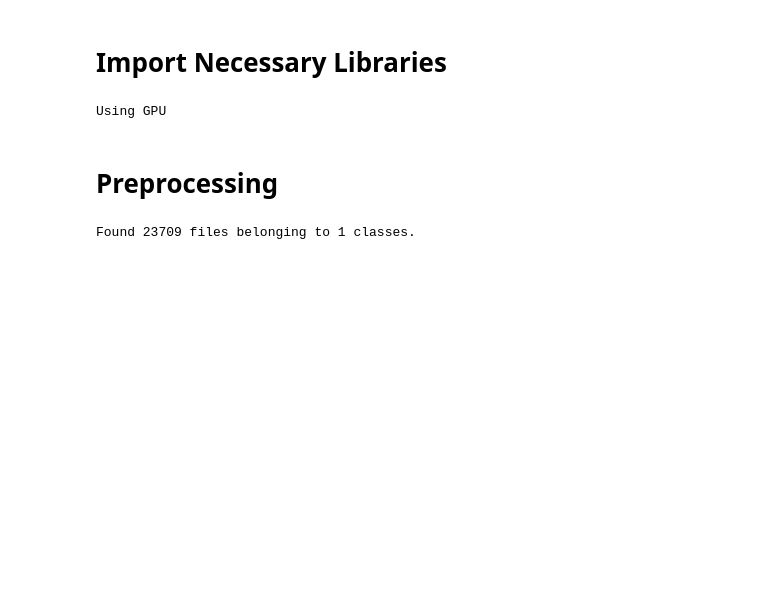
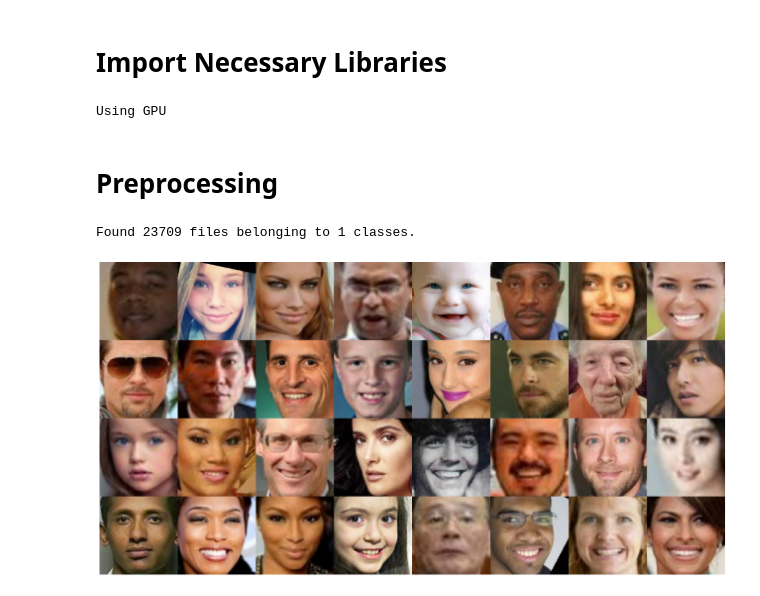
Before and after one commit to yashy3nugu/face-generator-VAE, a Jupyter notebook: face-generator.ipynb, the cells around one changed output. Saved outputs shown, nothing was run; the diff lists cells and outputs as text; code cells hidden in the pictures; blank space fills up the shorter version.

Commit message:
Added Dataset visualization

```diff
--- a/face-generator.ipynb
+++ b/face-generator.ipynb
@@ -48,2 +46,31 @@ train_ds = train_ds.map(lambda x: (x / 127.5 - 1.)) # convert the dataset to a r
 # %% [output]
 Found 23709 files belonging to 1 classes.
+# %%
+def plot_batch(batch, rows, cols):
+
+    index = 0
+    face_size = batch.shape[1]
+    width = face_size * cols
+    height = face_size * rows
+    figure = np.zeros(shape=(height, width, 3))
+
+    for row in range(rows):
+        for col in range(cols):
+            figure[
+                row * face_size: (row + 1) * face_size,
+                col * face_size: (col + 1) * face_size,
+            ] = batch[index]
+
+            index += 1
+
+    plt.figure(figsize=(2.9 * cols, 2.9 * rows))
+    plt.imshow(figure)
+    plt.axis("off")
+
+
+batch_image = next(iter(train_ds.take(1)))
+batch_image = batch_image.numpy()/255
+
+plot_batch(batch_image, 4, 8)
+# %% [output]
+[figure, added]
```
Also changed, not shown: parts of 2 cells of this notebook.
